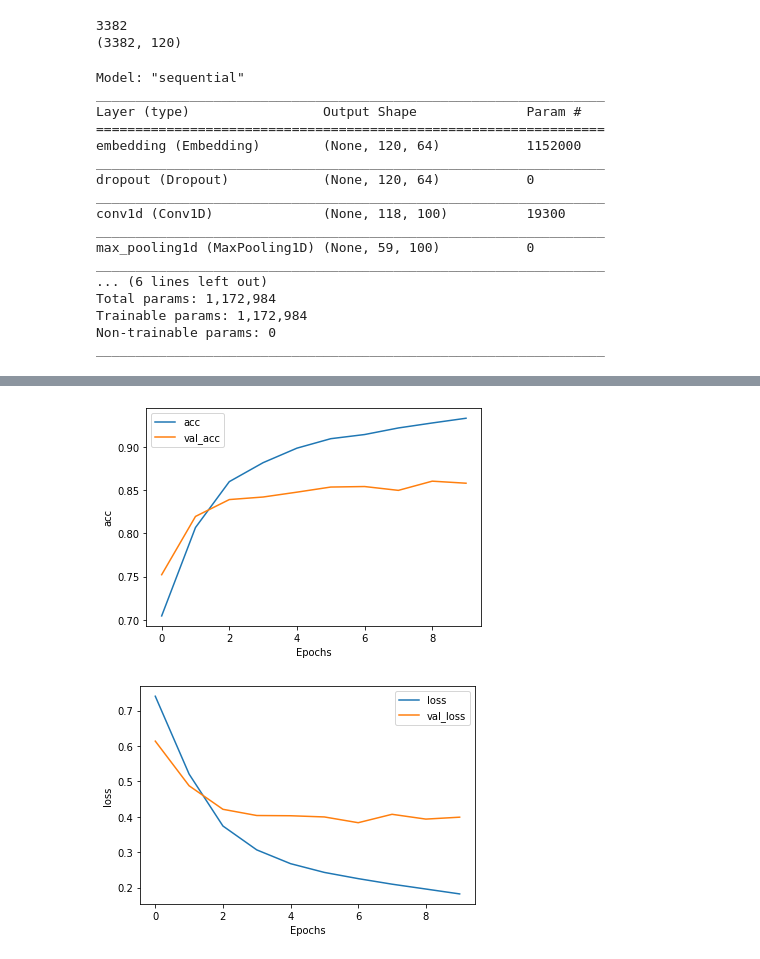
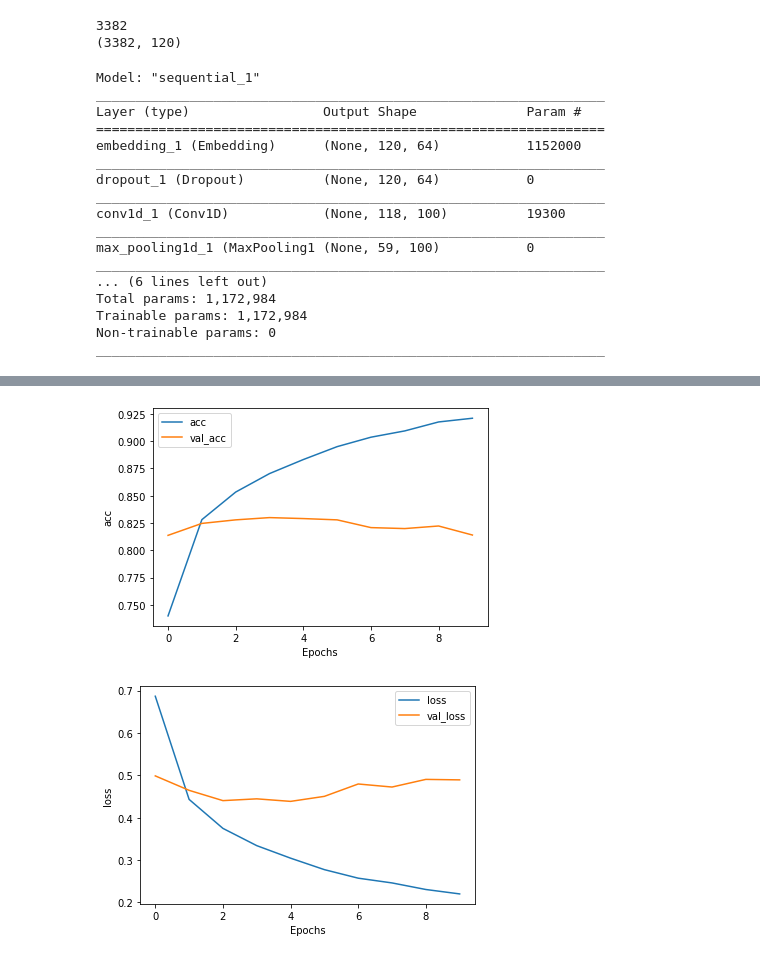
Before and after one commit to sajal-1999/Hate_Speech_Detection, a Jupyter notebook: CNN.ipynb, the cells around one changed output, grey strips where cells are left out. Cells and saved outputs as stored; diff of their text form; code cells hidden in the pictures.

```diff
--- a/CNN.ipynb
+++ b/CNN.ipynb
@@ -57,0 +23,6 @@ print(len(labels))
+# %%
+data = pd.read_csv("Twitter_Data.csv")
+labels = data['Annotation']
+texts = data['Tweets']
+print(len(texts))
+print(len(labels))
@@ -93,6 +67,7 @@ def preprocess(text):
             no_punct = no_punct + char
     text = no_punct
     text = text.replace("  "," ")
+    text = text.replace("\n"," ")
     return text.lower()
 # %%
 for i in range(0, len(texts)):
@@ -112,5 +87,6 @@ print(set(labels))
 # %%
-train_tweets, validation_tweets, train_labels, validation_labels = train_test_split(texts, labels, test_size=0.2)
+divide = int(len(data)*training_portion)
+train_tweets, validation_tweets, train_labels, validation_labels = texts[:divide], texts[divide:], labels[:divide], labels[divide:]
 print(len(train_tweets))
 print(len(train_labels))
 print(len(validation_tweets))
@@ -171,7 +147,7 @@ def plot_graphs(history, string):
   plt.legend([string, 'val_'+string])
   plt.show()
 # %%
-model = tf.keras.Sequential([
+model1 = tf.keras.Sequential([
     tf.keras.layers.Embedding(vocab_size, embedding_dim, input_length = max_length),
     tf.keras.layers.Dropout(0.2),
     tf.keras.layers.Conv1D(filters, kernel_size, padding='valid', activation='relu', strides=1),
@@ -181,20 +157,20 @@ model = tf.keras.Sequential([
     tf.keras.layers.Dense(4, activation = 'softmax')
 ])
 
-model.compile(loss = 'sparse_categorical_crossentropy', optimizer = tf.keras.optimizers.RMSprop(lr=0.002), metrics=['acc'])
-model.summary()
+model1.compile(loss = 'sparse_categorical_crossentropy', optimizer = tf.keras.optimizers.RMSprop(lr=0.002), metrics=['acc'])
+model1.summary()
 # %% [output]
-Model: "sequential"
+Model: "sequential_1"
 _________________________________________________________________
 Layer (type)                 Output Shape              Param #
 =================================================================
-embedding (Embedding)        (None, 120, 64)           1152000
+embedding_1 (Embedding)      (None, 120, 64)           1152000
 _________________________________________________________________
-dropout (Dropout)            (None, 120, 64)           0
+dropout_1 (Dropout)          (None, 120, 64)           0
 _________________________________________________________________
-conv1d (Conv1D)              (None, 118, 100)          19300
+conv1d_1 (Conv1D)            (None, 118, 100)          19300
 _________________________________________________________________
-max_pooling1d (MaxPooling1D) (None, 59, 100)           0
+max_pooling1d_1 (MaxPooling1 (None, 59, 100)           0
 _________________________________________________________________
 ... (6 lines left out)
 Total params: 1,172,984
@@ -203,10 +179,10 @@ Non-trainable params: 0
 _________________________________________________________________
 # %%
 num_epochs = 10
-history = model.fit(train_padded, train_lables_padded, epochs = num_epochs, validation_data=(validation_padded, padded_validation_label_seq), verbose = 2)
+history1 = model1.fit(train_padded, train_lables_padded, epochs = num_epochs, validation_data=(validation_padded, padded_validation_label_seq), verbose = 2)
 
-plot_graphs(history, "acc")
-plot_graphs(history, "loss")
+plot_graphs(history1, "acc")
+plot_graphs(history1, "loss")
 # %% [output]
 Train on 13525 samples, validate on 3382 samples
 Epoch 1/10
@@ -228,2 +204,2 @@ Epoch 10/10
-[figure, old version]
+[figure, new version]
-[figure, old version]
+[figure, new version]
```
Also changed, not shown: parts of 11 cells of this notebook, 1 other file.
